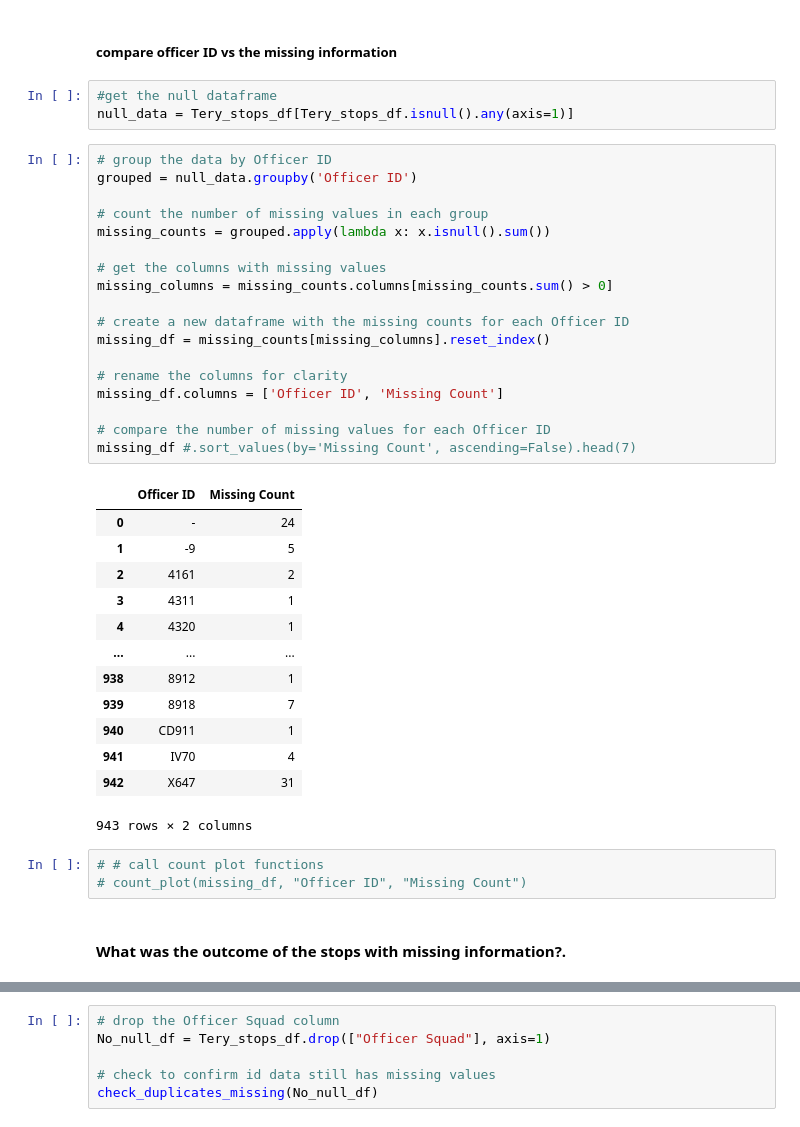
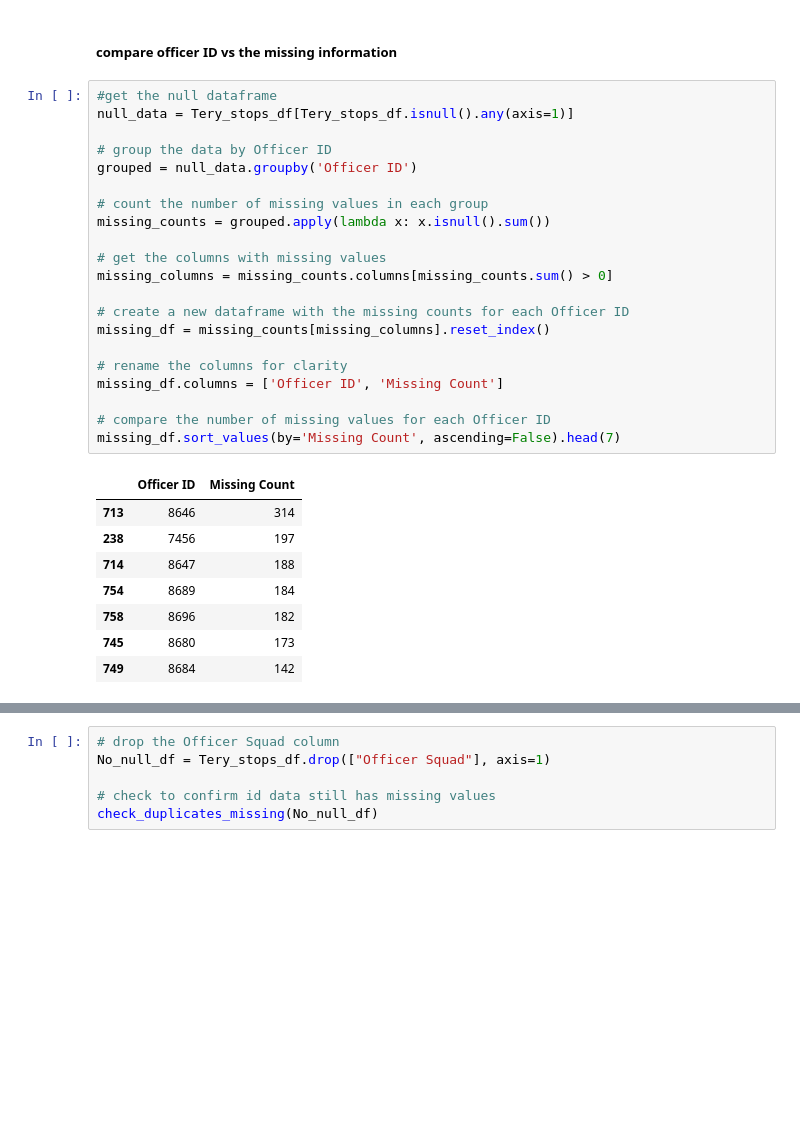
Before and after one commit to adikamunyao/Phase-3-project, a Jupyter notebook: index.ipynb, the cells around one changed output, grey strips where cells are left out. Drawn from its saved outputs; the diff is of its cells as text; blank space fills up the shorter version.

```diff
--- a/index.ipynb
+++ b/index.ipynb
@@ -297,42 +263,32 @@ Missing informaion vs the squad of the officer:
 # %% [markdown]
 ##### compare officer ID vs the missing information
-# %%
-#get the null dataframe
-null_data = Tery_stops_df[Tery_stops_df.isnull().any(axis=1)]
 # %%
+#get the null dataframe
+null_data = Tery_stops_df[Tery_stops_df.isnull().any(axis=1)]
+
 # group the data by Officer ID
 grouped = null_data.groupby('Officer ID')
 
 # count the number of missing values in each group
 missing_counts = grouped.apply(lambda x: x.isnull().sum())
 
 # get the columns with missing values
 missing_columns = missing_counts.columns[missing_counts.sum() > 0]
 
 # create a new dataframe with the missing counts for each Officer ID
 missing_df = missing_counts[missing_columns].reset_index()
 
 # rename the columns for clarity
 missing_df.columns = ['Officer ID', 'Missing Count']
 
 # compare the number of missing values for each Officer ID
-missing_df #.sort_values(by='Missing Count', ascending=False).head(7)
+missing_df.sort_values(by='Missing Count', ascending=False).head(7)
 # %% [output]
 |  | Officer ID | Missing Count |
-| 0 | - | 24 |
-| 1 | -9 | 5 |
-| 2 | 4161 | 2 |
-| 3 | 4311 | 1 |
-| 4 | 4320 | 1 |
-| ... | ... | ... |
-| 938 | 8912 | 1 |
-| 939 | 8918 | 7 |
-| 940 | CD911 | 1 |
-| 941 | IV70 | 4 |
-| 942 | X647 | 31 |
+| 713 | 8646 | 314 |
+| 238 | 7456 | 197 |
+| 714 | 8647 | 188 |
+| 754 | 8689 | 184 |
+| 758 | 8696 | 182 |
+| 745 | 8680 | 173 |
+| 749 | 8684 | 142 |
-943 rows × 2 columns
-# %%
-# # call count plot functions
-# count_plot(missing_df, "Officer ID", "Missing Count")
-# %% [markdown]
-#### What was the outcome of the stops with missing information?.
```
Also changed, not shown: parts of 54 cells of this notebook.
